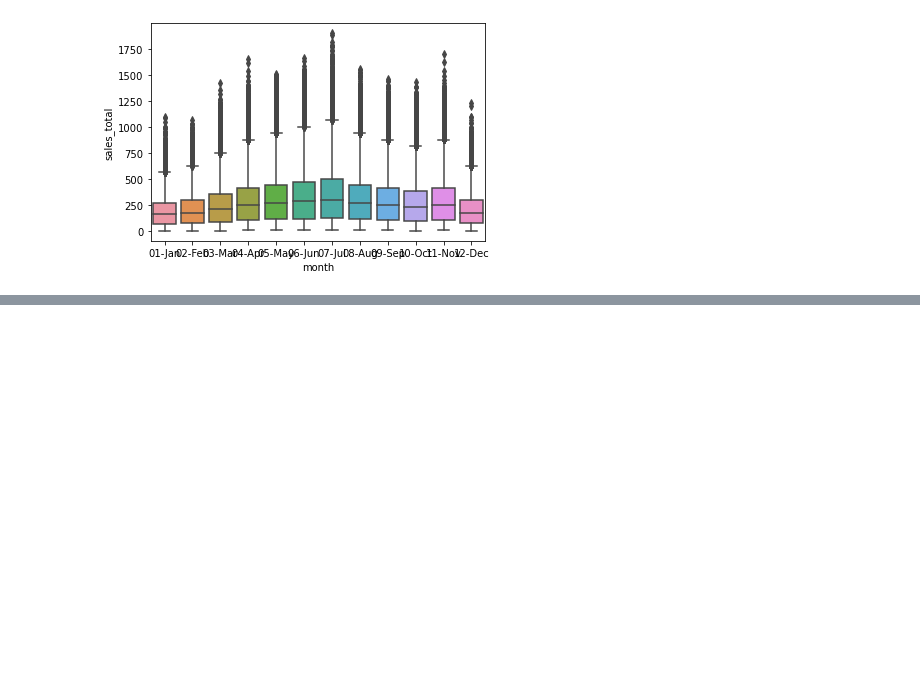
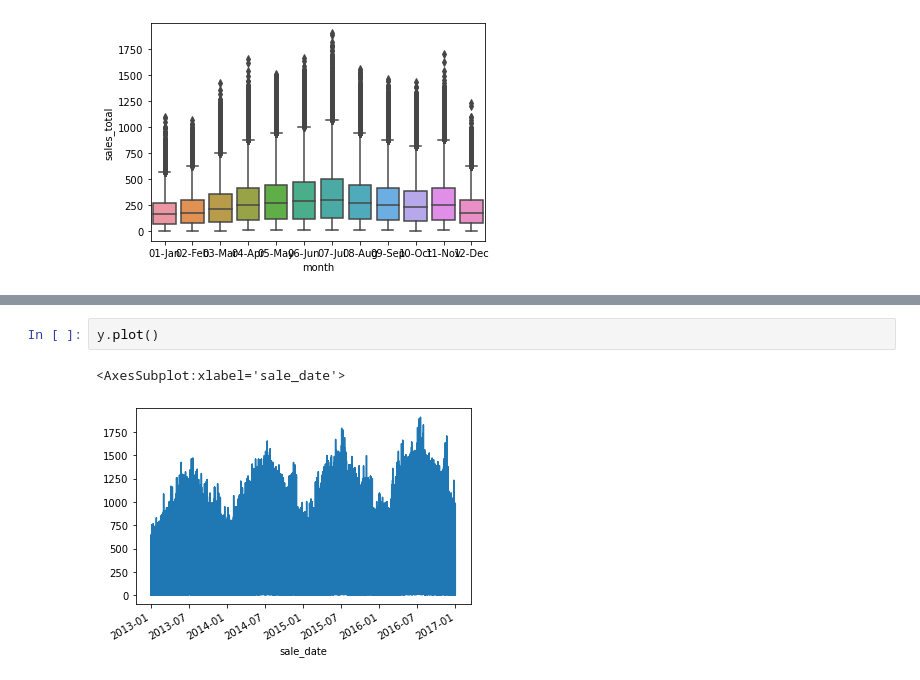
Before and after one commit to paigerackley/time-series-exercises, a Jupyter notebook: explore.ipynb, the cells around one changed output, grey strips where cells are left out. Drawn from its saved outputs; the diff is of its cells as text; blank space fills up the shorter version.

```diff
--- a/explore.ipynb
+++ b/explore.ipynb
@@ -109,0 +122,5 @@ ValueError: Could not interpret input 'day_of_week'
+# %%
+y.plot()
+# %% [output]
+<AxesSubplot:xlabel='sale_date'>
+[figure, added]
```
Also changed, not shown: parts of 24 cells of this notebook.
